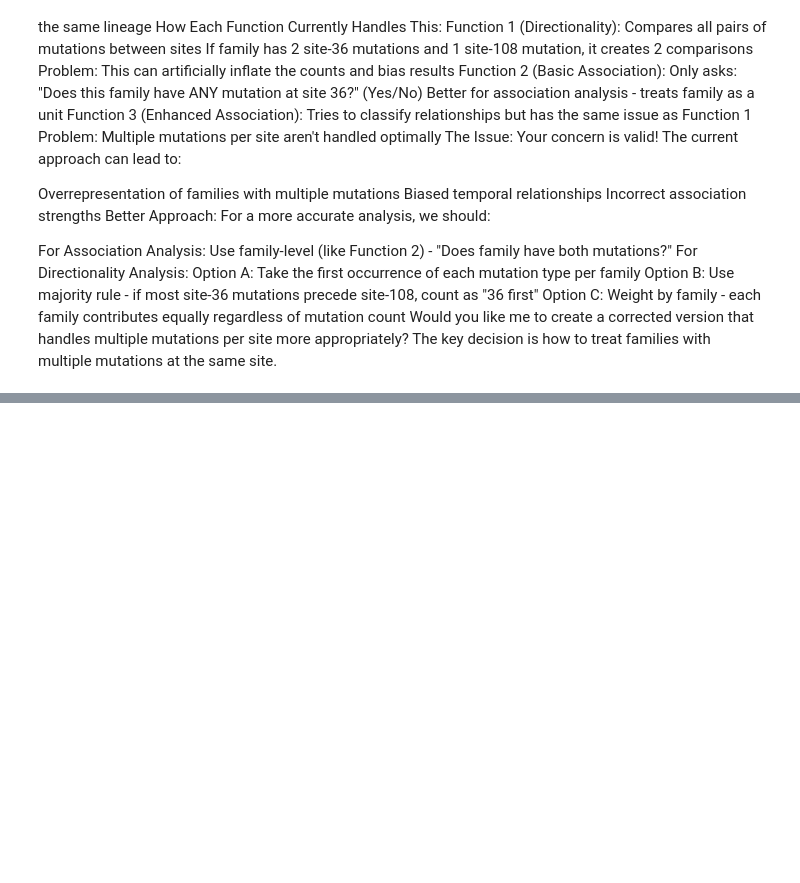
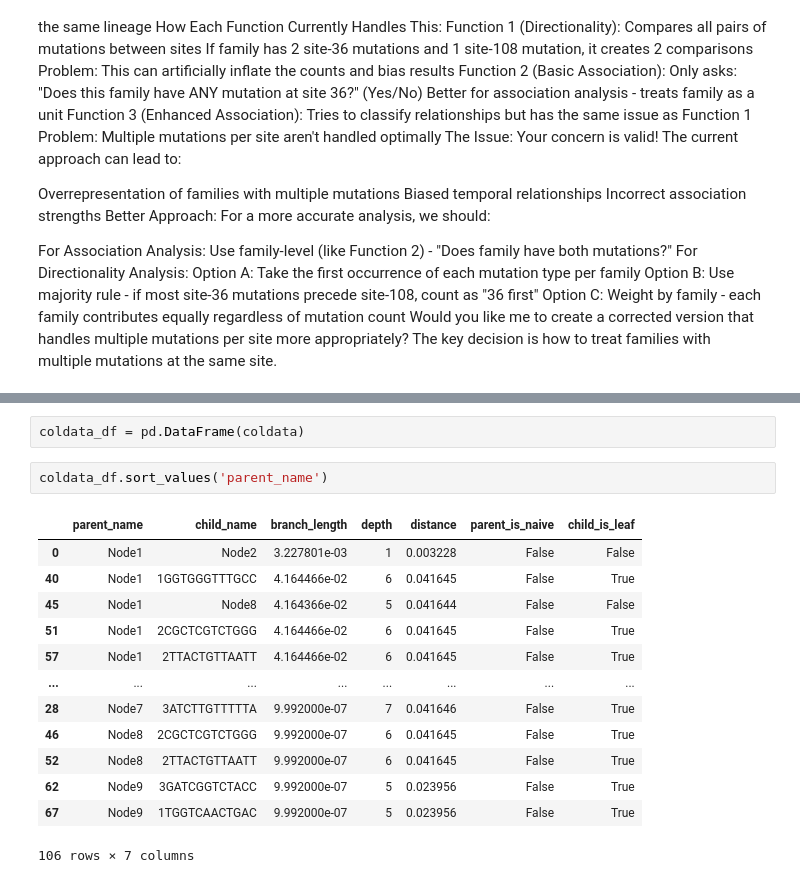
Before and after one commit to matsengrp/dasm-epistasis-experiments, a Jupyter notebook: counts_based_correlation.ipynb, the cells around one changed output, grey strips where cells are left out. Saved outputs shown, nothing was run; the diff lists cells and outputs as text; blank space fills up the shorter version.

```diff
--- a/counts_based_correlation.ipynb
+++ b/counts_based_correlation.ipynb
@@ -1372,0 +1534,18 @@ Would you like me to create a corrected version that handles multiple mutations
+# %%
+coldata_df = pd.DataFrame(coldata)
+# %%
+coldata_df.sort_values('parent_name')
+# %% [output]
+|  | parent_name | child_name | branch_length | depth | distance | parent_is_naive | child_is_leaf |
+| 0 | Node1 | Node2 | 3.227801e-03 | 1 | 0.003228 | False | False |
+| 40 | Node1 | 1GGTGGGTTTGCC | 4.164466e-02 | 6 | 0.041645 | False | True |
+| 45 | Node1 | Node8 | 4.164366e-02 | 5 | 0.041644 | False | False |
+| 51 | Node1 | 2CGCTCGTCTGGG | 4.164466e-02 | 6 | 0.041645 | False | True |
+| 57 | Node1 | 2TTACTGTTAATT | 4.164466e-02 | 6 | 0.041645 | False | True |
+| ... | ... | ... | ... | ... | ... | ... | ... |
+| 28 | Node7 | 3ATCTTGTTTTTA | 9.992000e-07 | 7 | 0.041646 | False | True |
+| 46 | Node8 | 2CGCTCGTCTGGG | 9.992000e-07 | 6 | 0.041645 | False | True |
+| 52 | Node8 | 2TTACTGTTAATT | 9.992000e-07 | 6 | 0.041645 | False | True |
+| 62 | Node9 | 3GATCGGTCTACC | 9.992000e-07 | 5 | 0.023956 | False | True |
+| 67 | Node9 | 1TGGTCAACTGAC | 9.992000e-07 | 5 | 0.023956 | False | True |
+106 rows × 7 columns
```
Also changed, not shown: parts of 13 cells of this notebook.
